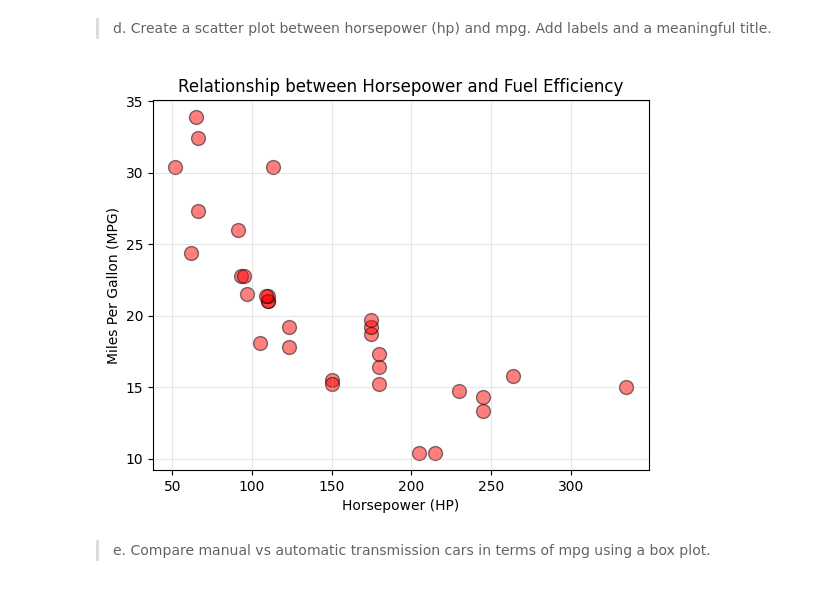
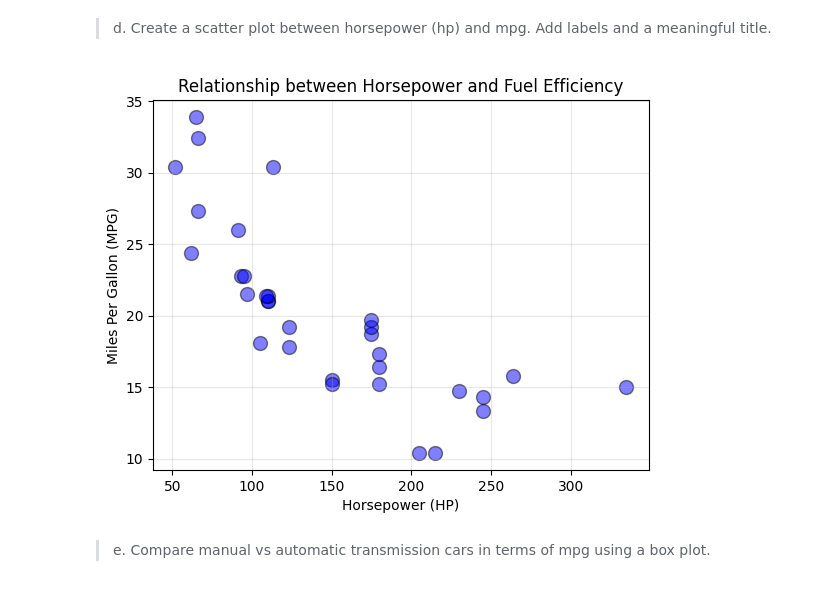
Before and after one commit to ojas-kanotra/DAV_LAB, a Jupyter notebook: Lab6.ipynb, the cells around one changed output. Saved outputs shown, nothing was run; the diff lists cells and outputs as text; code cells hidden in the pictures.

```diff
--- a/Lab6.ipynb
+++ b/Lab6.ipynb
@@ -3,11 +3,12 @@
 # %%
 import matplotlib.pyplot as plt
 import pandas as pd
+plt.style.use('default')
 
 x = [1,2,3,8]
 y = [10,11,12,13]
 
-plt.figure(figsize=(16,6))
+plt.figure(figsize=(10,4))
 
 # First subplot
 plt.subplot(1, 2, 1)
@@ -81,14 +82,14 @@ plt.show()
 # %% [markdown]
 > d. Create a scatter plot between horsepower (hp) and mpg. Add labels and a meaningful title.
 # %%
-plt.scatter(data['hp'], data['mpg'], alpha=0.5, c='r', edgecolors='black', s=100)
+plt.scatter(data['hp'], data['mpg'], alpha=0.5, c='b', edgecolors='black', s=100)
 plt.title('Relationship between Horsepower and Fuel Efficiency')
 plt.xlabel('Horsepower (HP)')
 plt.ylabel('Miles Per Gallon (MPG)')
 plt.grid(True, alpha=0.3)
 plt.show()
 # %% [output]
-[figure, old version]
+[figure, new version]
 # %% [markdown]
 > e. Compare manual vs automatic transmission cars in terms of mpg using a box plot.
 # %%
```
Also changed, not shown: parts of 1 cell of this notebook, 14 other files.
